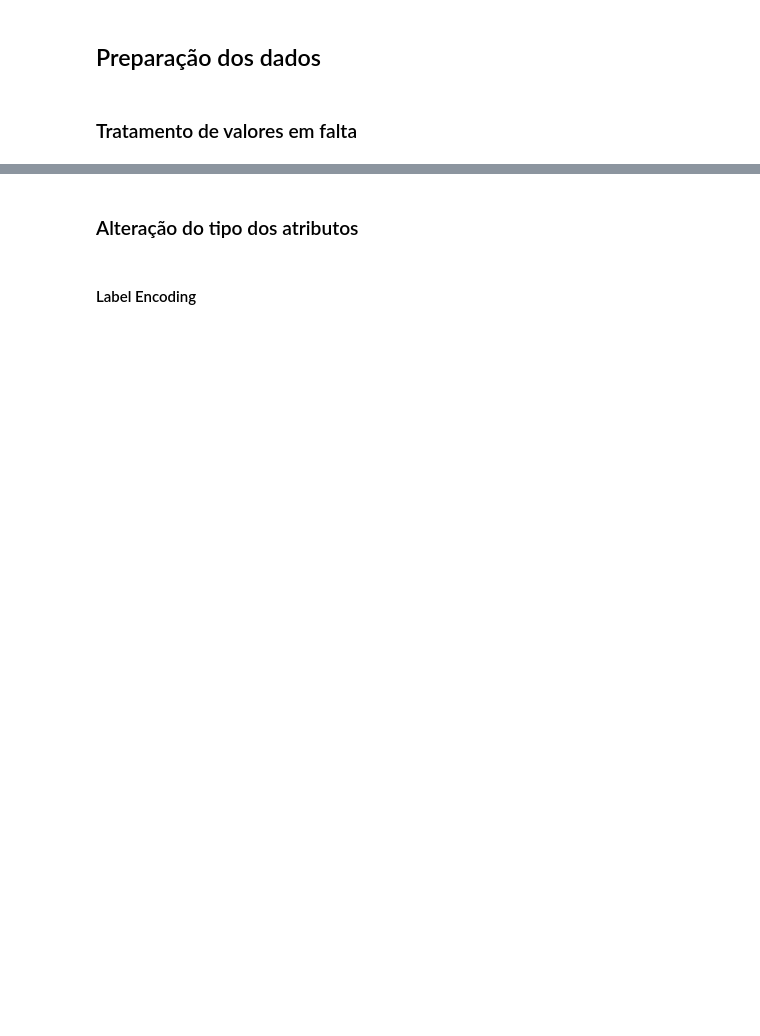
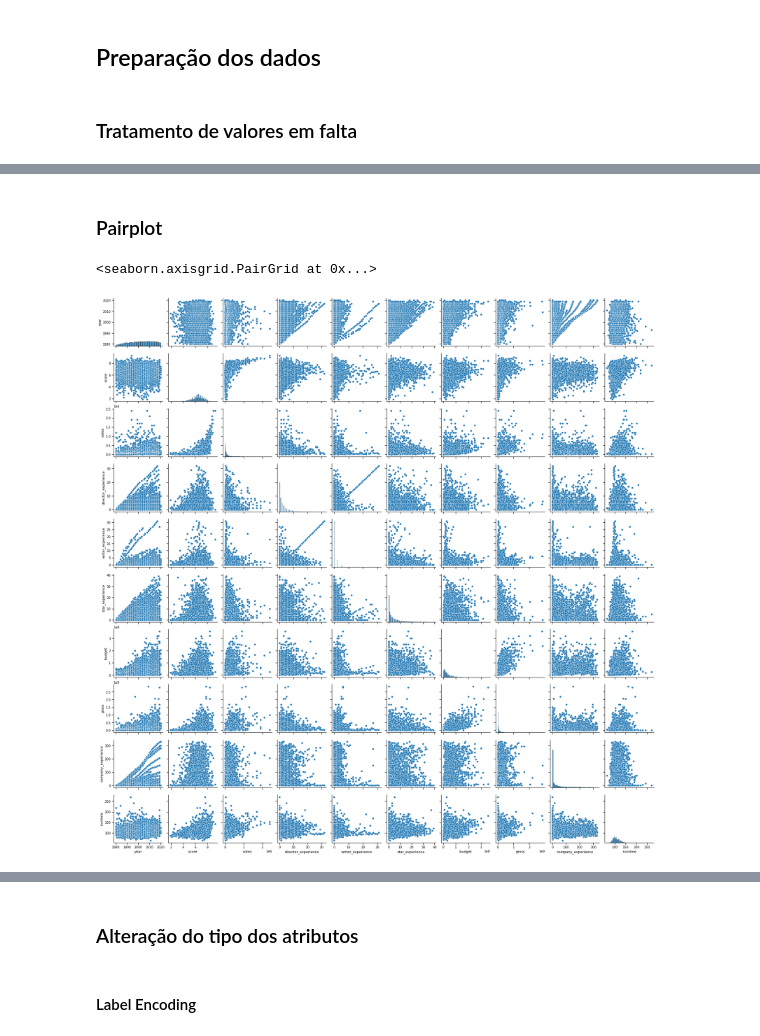
Before and after one commit to vascoliveira2511/DAA, a Jupyter notebook: trabalho/cinema.ipynb, the cells around one changed output, grey strips where cells are left out. Drawn from its saved outputs; the diff is of its cells as text; code cells hidden in the pictures; blank space fills up the shorter version.

```diff
--- a/trabalho/cinema.ipynb
+++ b/trabalho/cinema.ipynb
@@ -175,0 +396,7 @@ df.reset_index(drop=True, inplace=True)
+# %% [markdown]
+### Pairplot
+# %%
+sns.pairplot(data_clean)
+# %% [output]
+<seaborn.axisgrid.PairGrid at 0x...>
+[figure, added]
```
Also changed, not shown: parts of 52 cells of this notebook.
